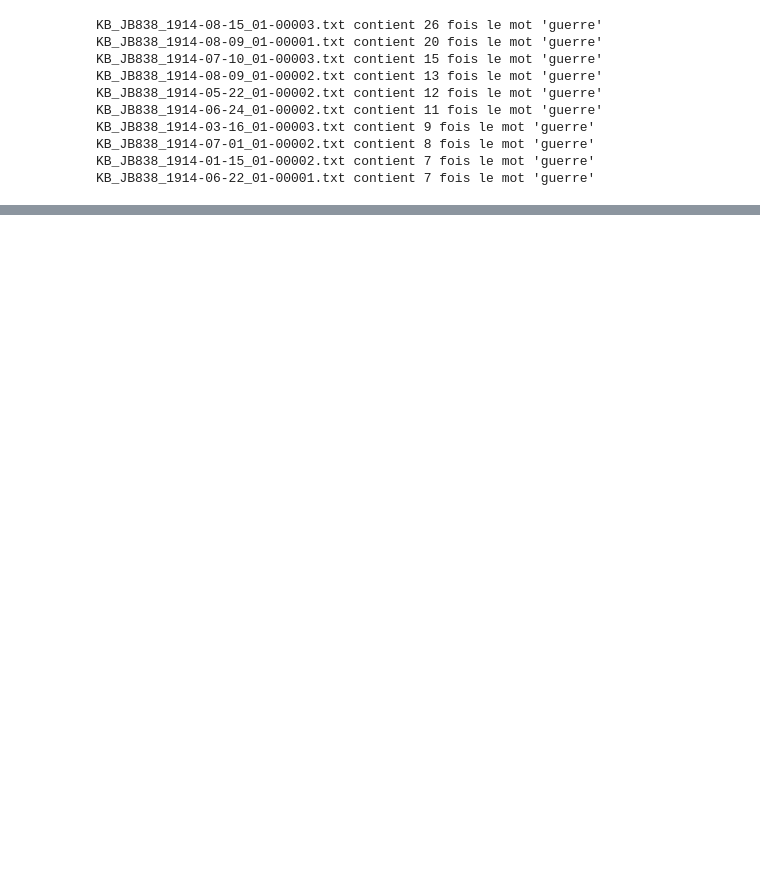
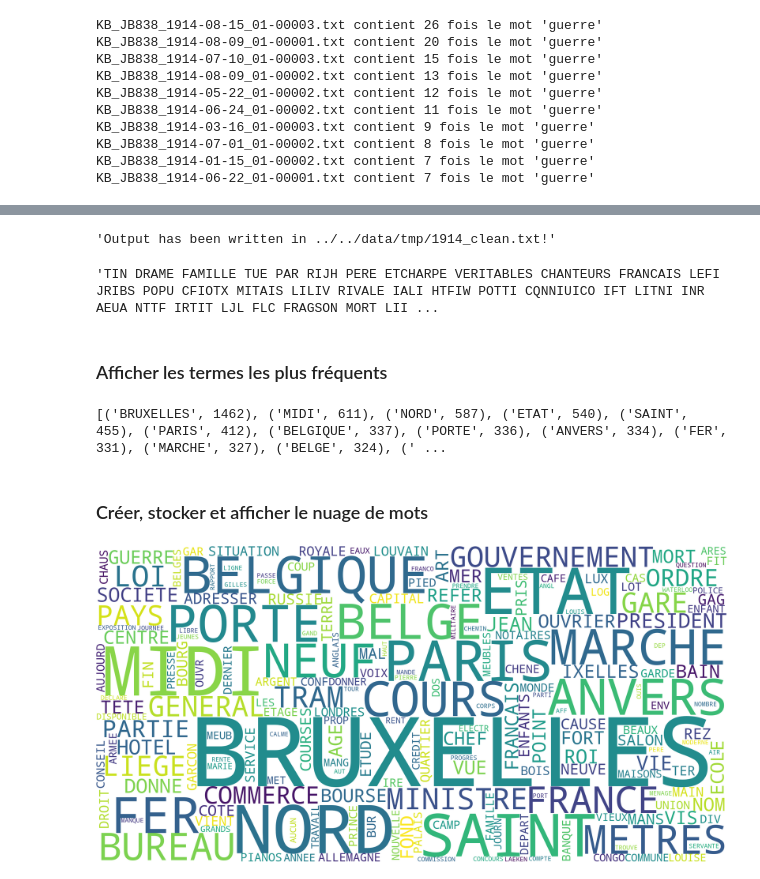
Before and after one commit to Mirco13/tac, a Jupyter notebook: tps/tp2/tp2.ipynb, the cells around one changed output, grey strips where cells are left out. Cells and saved outputs as stored; diff of their text form; code cells hidden in the pictures; blank space fills up the shorter version.

Commit message:
TP2 : nuage de mots et stopwords

```diff
--- a/tps/tp2/tp2.ipynb
+++ b/tps/tp2/tp2.ipynb
@@ -221,0 +293,13 @@ KB_JB838_1914-06-22_01-00001.txt contient 7 fois le mot 'guerre'
+# %%
+# Ecrire tout le contenu dans un fichier temporaire
+temp_path = '../../data/tmp'
+if not os.path.exists(temp_path):
+    os.mkdir(temp_path)
+with open(os.path.join(temp_path, f'{year}.txt'), 'w', encoding='utf-8') as f:
+    f.write(' '.join(content_list))
+# %%
+# Imprimer le contenu du fichier et constater les "déchets"
+with open(os.path.join(temp_path, f'{year}.txt'), 'r', encoding='utf-8') as f:
+    before = f.read()
+
+before[:500]
@@ -221,0 +328,27 @@ KB_JB838_1914-06-22_01-00001.txt contient 7 fois le mot 'guerre'
+# %%
+clean_text(year, folder=temp_path)
+# %% [output]
+'Output has been written in ../../data/tmp/1914_clean.txt!'
+# %%
+# Vérifier le résultat
+with open(os.path.join(temp_path, f'{year}_clean.txt'), 'r', encoding='utf-8') as f:
+    after = f.read()
+
+after[:500]
+# %% [output]
+'TIN DRAME FAMILLE TUE PAR RIJH PERE ETCHARPE VERITABLES CHANTEURS FRANCAIS LEFI JRIBS POPU CFIOTX MITAIS LILIV RIVALE IALI HTFIW POTTI CQNNIUICO IFT LITNI INR AEUA NTTF IRTIT LJL FLC FRAGSON MORT LII ...
+# %% [markdown]
+### Afficher les termes les plus fréquents
+# %%
+frequencies = Counter(after.split())
+print(frequencies.most_common(50))
+# %% [output]
+[('BRUXELLES', 1462), ('MIDI', 611), ('NORD', 587), ('ETAT', 540), ('SAINT', 455), ('PARIS', 412), ('BELGIQUE', 337), ('PORTE', 336), ('ANVERS', 334), ('FER', 331), ('MARCHE', 327), ('BELGE', 324), (' ...
+# %% [markdown]
+### Créer, stocker et afficher le nuage de mots
+# %%
+cloud = WordCloud(width=2000, height=1000, background_color='white').generate_from_frequencies(frequencies)
+cloud.to_file(os.path.join(temp_path, f"{year}.png"))
+Image(filename=os.path.join(temp_path, f"{year}.png"))
+# %% [output]
+[figure, added]
```
Also changed, not shown: parts of 14 cells of this notebook.
